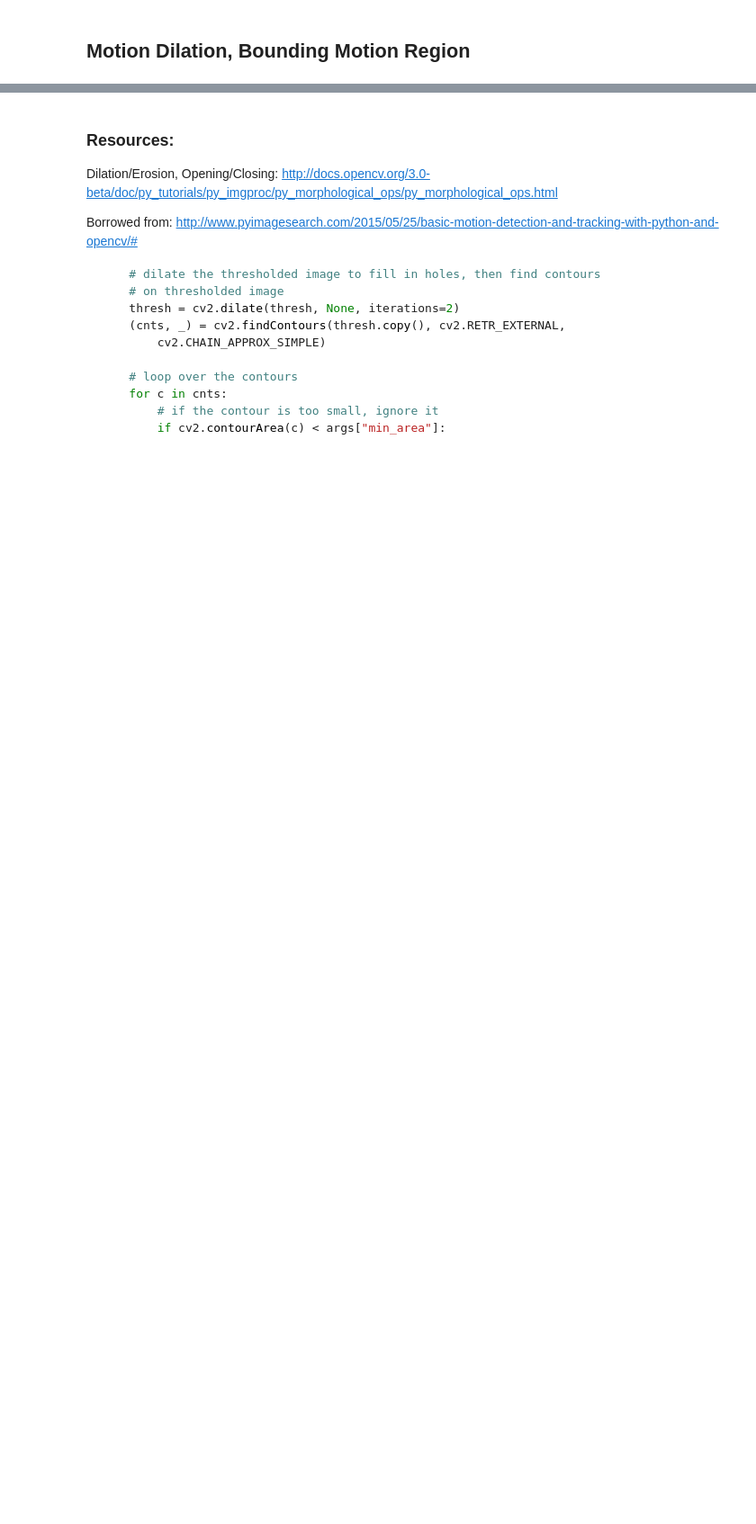
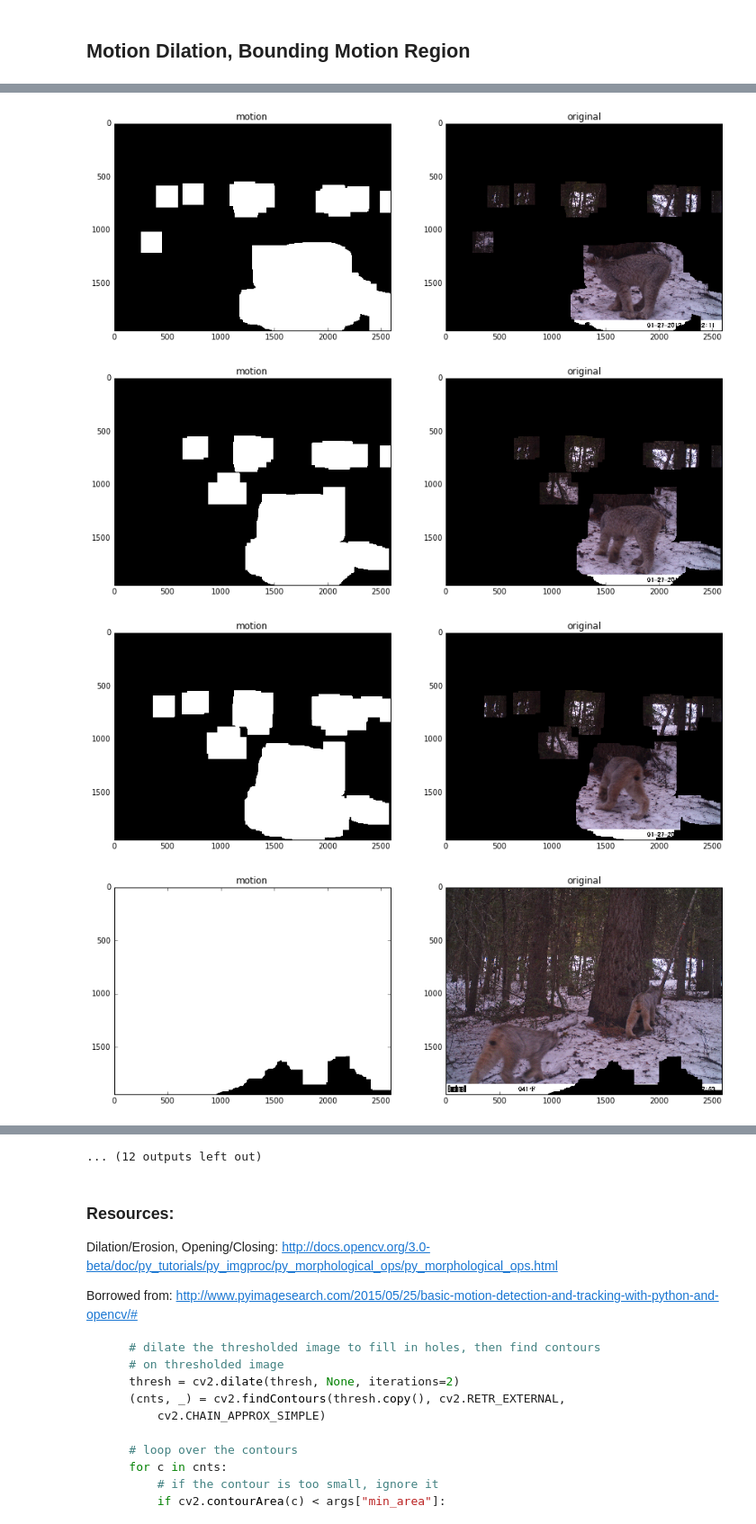
Before and after one commit to coradek/CNW_Wildlife_Identification, a Jupyter notebook: in_progress/B_HighlightRegion.ipynb, the cells around one changed output, grey strips where cells are left out. Shown at 90% size. Saved outputs shown, nothing was run; the diff lists cells and outputs as text; code cells hidden in the pictures; blank space fills up the shorter version.

```diff
--- a/in_progress/B_HighlightRegion.ipynb
+++ b/in_progress/B_HighlightRegion.ipynb
@@ -186,3 +186,8 @@ event_dilate(deers)
 # %%
-ev = event_bunch[1]
+ev = event_bunch[0]
 event_dilate(ev, thresh=5)
+# %% [output]
+[figure, added]
+[figure, added]
+[figure, added]
+[figure, added]
@@ -189,3 +202,4 @@ event_dilate(ev, thresh=5)
+... (12 outputs left out)
 # %% [markdown]
 ### Resources:
 
```
Also changed, not shown: parts of 4 cells of this notebook, 4 other files.
